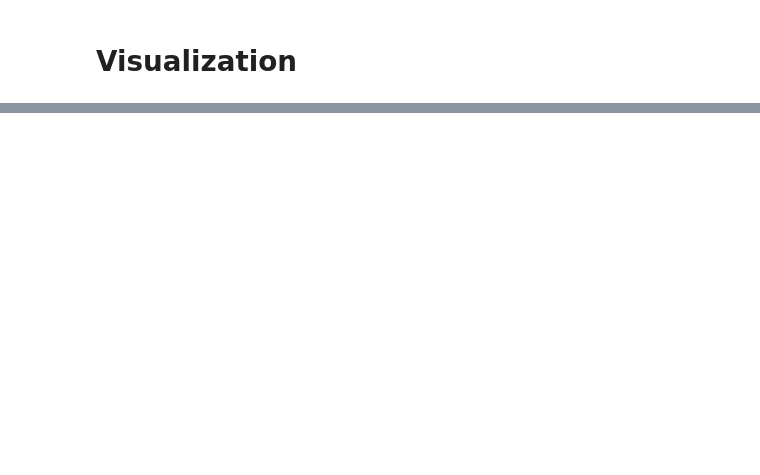
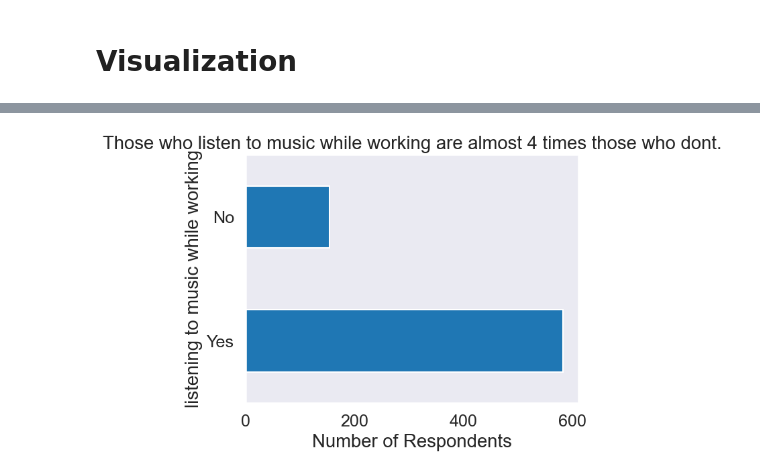
Before and after one commit to FranklinBosire/Music-And-Therapy-Survey, a Jupyter notebook: Music And Therapy Survey.ipynb, the cells around one changed output, grey strips where cells are left out. Saved outputs shown, nothing was run; the diff lists cells and outputs as text; code cells hidden in the pictures; blank space fills up the shorter version.

```diff
--- a/Music And Therapy Survey.ipynb
+++ b/Music And Therapy Survey.ipynb
@@ -516,0 +508,9 @@ data['Fav genre'].value_counts()[:16].plot(kind='barh')
+# %%
+#barplot while working vs count
+data['While working'].value_counts()[:16].plot(kind='barh')
+plt.ylabel("listening to music while working")
+plt.xlabel("Number of Respondents")
+plt.title("Those who listen to music while working are almost 4 times those who dont.")
+plt.show()
+# %% [output]
+[figure, added]
```
Also changed, not shown: parts of 20 cells of this notebook.
